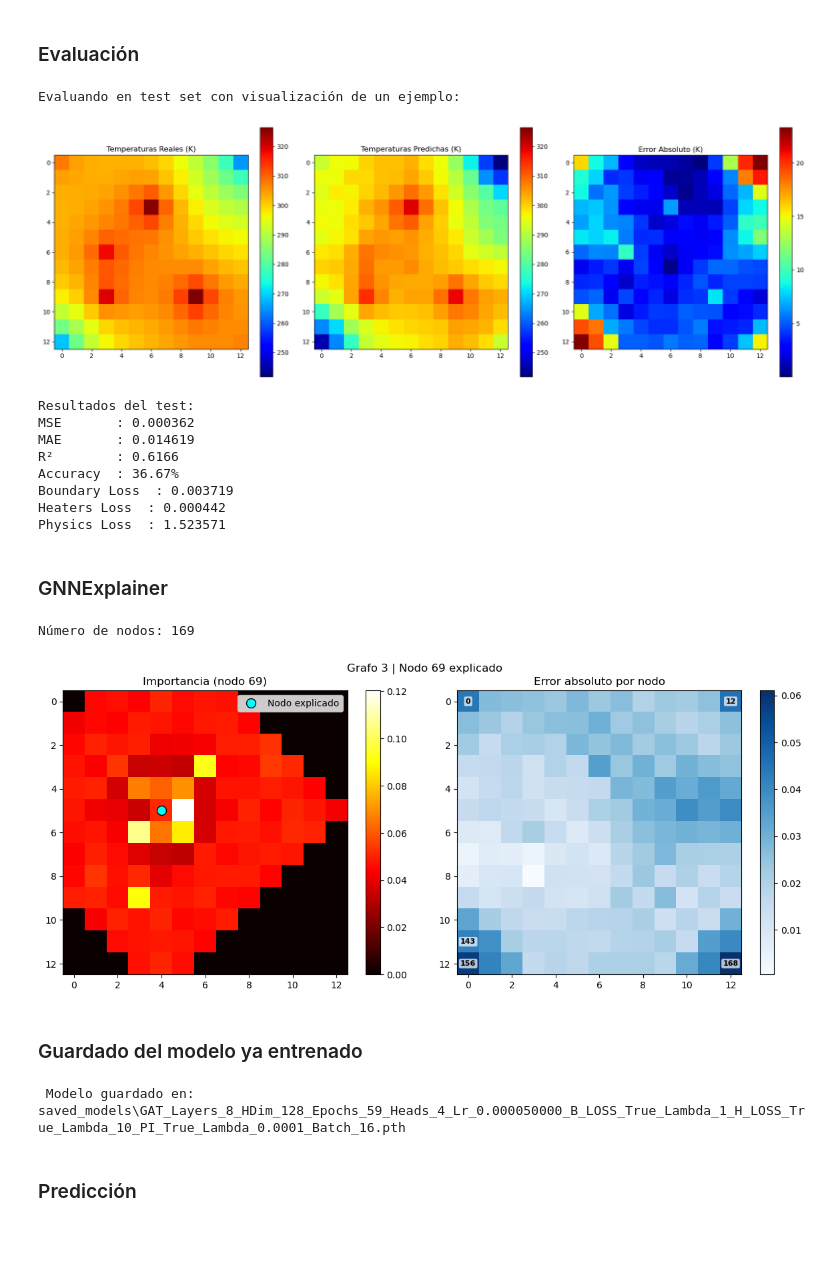
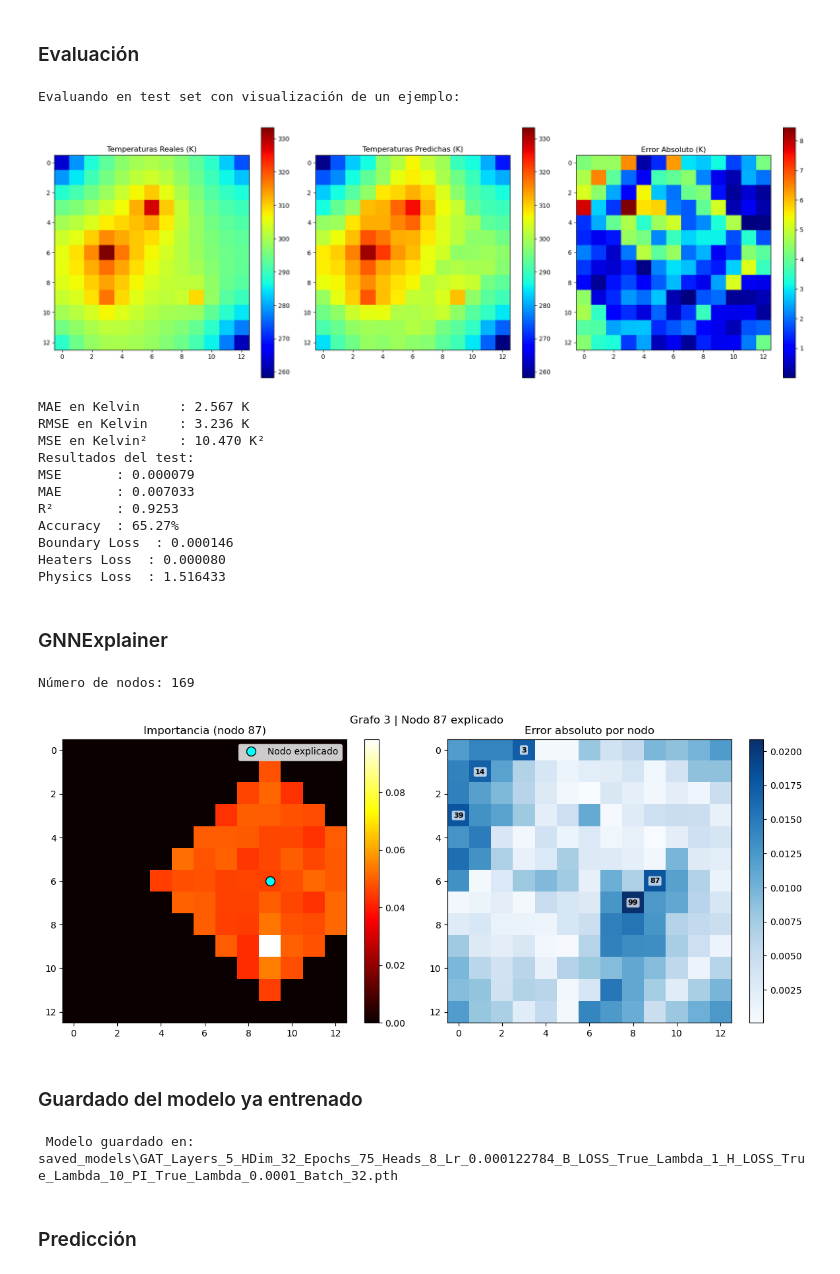
Before and after one commit to dgbarcena/ia_thermal, a Jupyter notebook: ernestoemedina/GAT_MK1/main_gat.ipynb, the cells around one changed output. Cells and saved outputs as stored; diff of their text form; code cells hidden in the pictures; blank space fills up the shorter version.

```diff
--- a/ernestoemedina/GAT_MK1/main_gat.ipynb
+++ b/ernestoemedina/GAT_MK1/main_gat.ipynb
@@ -137,16 +137,16 @@ plt.show()
 # Configuración del modelo
 config = {
     "input_dim": 3,           # 3 canales: T_interfaces, Q_heaters, T_env
-    "hidden_dim": 128,
+    "hidden_dim": 32,
     "output_dim": 1,
-    "num_layers": 8,
+    "num_layers": 5,
     "use_dropout": True,
-    "dropout_rate": 0.3,
+    "dropout_rate": 0.020421614575021965,
     "use_batchnorm": True,
     "use_residual": True,
-    "batch_size": 16,
-    "heads": 4,
-    "lr": 0.0001,
+    "batch_size": 32,
+    "heads": 8,
+    "lr": 0.0004911346333635377,
     "max_epochs": 10000,
     "early_stop_patience": 100,
     "error_threshold_K": 3.0,
@@ -446,15 +446,18 @@ print(f"Heaters Loss  : {test_heater:.6f}")
 print(f"Physics Loss  : {physics_loss_str}")
 # %% [output]
 Evaluando en test set con visualización de un ejemplo:
-[figure, old version]
+[figure, new version]
+MAE en Kelvin     : 2.567 K
+RMSE en Kelvin    : 3.236 K
+MSE en Kelvin²    : 10.470 K²
 Resultados del test:
-MSE       : 0.000362
-MAE       : 0.014619
-R²        : 0.6166
-Accuracy  : 36.67%
-Boundary Loss  : 0.003719
-Heaters Loss  : 0.000442
-Physics Loss  : 1.523571
+MSE       : 0.000079
+MAE       : 0.007033
+R²        : 0.9253
+Accuracy  : 65.27%
+Boundary Loss  : 0.000146
+Heaters Loss  : 0.000080
+Physics Loss  : 1.516433
 # %% [markdown]
 ### GNNExplainer
 # %%
@@ -479,7 +482,7 @@ explainer = Explainer(
 
 # ---------------- CONFIGURACIÓN ----------------
 graph_idx = 3      # <- Cambia este valor para elegir el grafo del test set
-node_idx = 69     # <- Cambia este valor para elegir el nodo a explicar
+node_idx = 87     # <- Cambia este valor para elegir el nodo a explicar
 # ------------------------------------------------
 
 # Obtener el grafo y pasarlo a GPU si es necesario
@@ -526,34 +529,34 @@ axs[0].plot(col, row, 'o', markersize=10, markeredgecolor='black', markerfacecol
 axs[0].legend(loc='upper right')
 
 axs[0].set_title(f"Importancia (nodo {node_idx})")
 plt.colorbar(im1, ax=axs[0])
 
 im2 = axs[1].imshow(error_grid, cmap='Blues')
 # Número de nodos a etiquetar
 top_n = 5  # "n" nodos de mayor error a mostrar
 
 # Obtener los índices de los nodos con mayor error
 top_error_nodes = torch.topk(error, top_n).indices.cpu()
 
 for idx in top_error_nodes:
     idx = idx.item()
     row = idx // grid_size
     col = idx % grid_size
     axs[1].text(
         col, row, str(idx),
         ha='center', va='center',
         fontsize=8, fontweight='bold',
         color='black', bbox=dict(boxstyle='round,pad=0.2', facecolor='white', edgecolor='none', alpha=0.7)
     )
 axs[1].set_title("Error absoluto por nodo")
 plt.colorbar(im2, ax=axs[1])
 
 plt.suptitle(f"Grafo {graph_idx} | Nodo {node_idx} explicado")
 plt.tight_layout()
 plt.show()
 # %% [output]
 Número de nodos: 169
-[figure, old version]
+[figure, new version]
 # %% [markdown]
 ### Guardado del modelo ya entrenado
 # %%
@@ -569,7 +572,7 @@ if config["save_model"]:
 
     print(f" Modelo guardado en: {model_path}")
 # %% [output]
- Modelo guardado en: saved_models\GAT_Layers_8_HDim_128_Epochs_59_Heads_4_Lr_0.000050000_B_LOSS_True_Lambda_1_H_LOSS_True_Lambda_10_PI_True_Lambda_0.0001_Batch_16.pth
+ Modelo guardado en: saved_models\GAT_Layers_5_HDim_32_Epochs_75_Heads_8_Lr_0.000122784_B_LOSS_True_Lambda_1_H_LOSS_True_Lambda_10_PI_True_Lambda_0.0001_Batch_32.pth
 # %% [markdown]
 ### Predicción
 # %%
```
Also changed, not shown: parts of 8 cells of this notebook, 10 other files.
